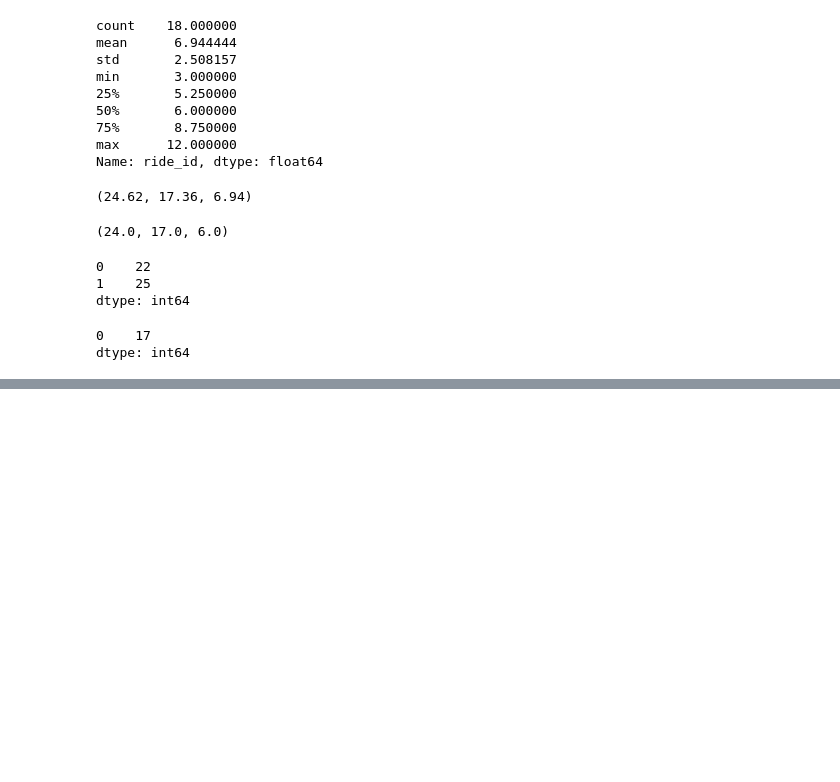
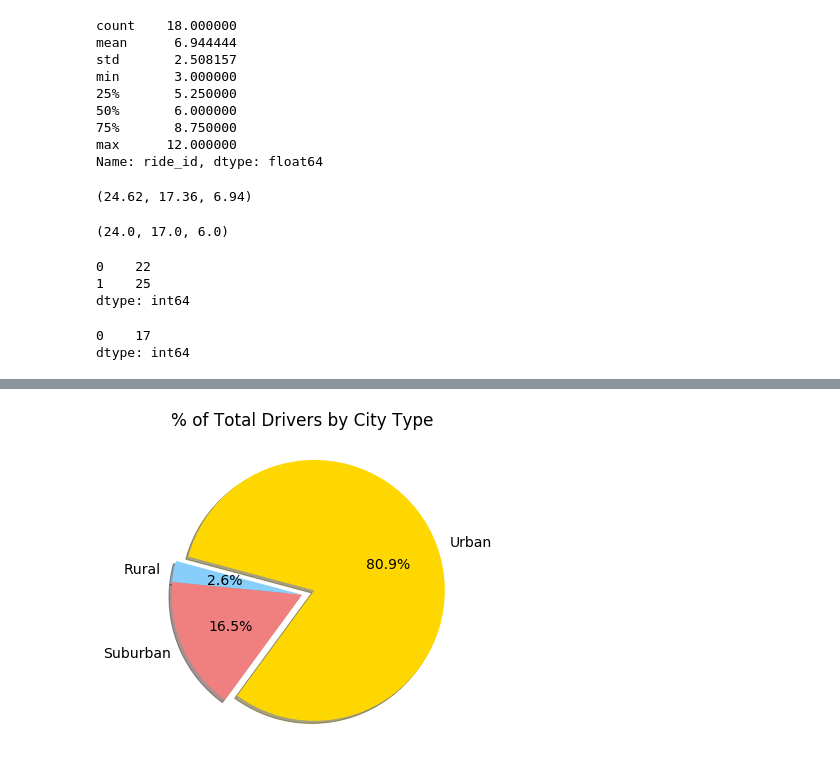
Before and after one commit to KatiuscaQ/PyBer_Analysis, a Jupyter notebook: PyBer.ipynb, the cells around one changed output, grey strips where cells are left out. Cells and saved outputs as stored; diff of their text form; code cells hidden in the pictures; blank space fills up the shorter version.

Commit message:
Change of color on some charts

```diff
--- a/PyBer.ipynb
+++ b/PyBer.ipynb
@@ -707,16 +840,18 @@ driver_percents
 # %%
 # Build percentage of rides by city type pie chart.
 plt.subplots(figsize=(10, 6))
 plt.pie(driver_percents,
     labels=["Rural", "Suburban", "Urban"],
-    colors=["gold", "lightskyblue", "lightcoral"],
+    colors=["lightskyblue", "lightcoral", "gold"],
     explode=[0, 0, 0.1],
     autopct='%1.1f%%',
     shadow=True, startangle=165)
 plt.title("% of Total Drivers by City Type")
 # Change the default font size from 10 to 14.
 mpl.rcParams['font.size'] = 14
 # Save Figure
 plt.savefig("analysis/Fig7.png")
 # Show Figure
 plt.show()
+# %% [output]
+[figure, added]
```
Also changed, not shown: parts of 33 cells of this notebook.
